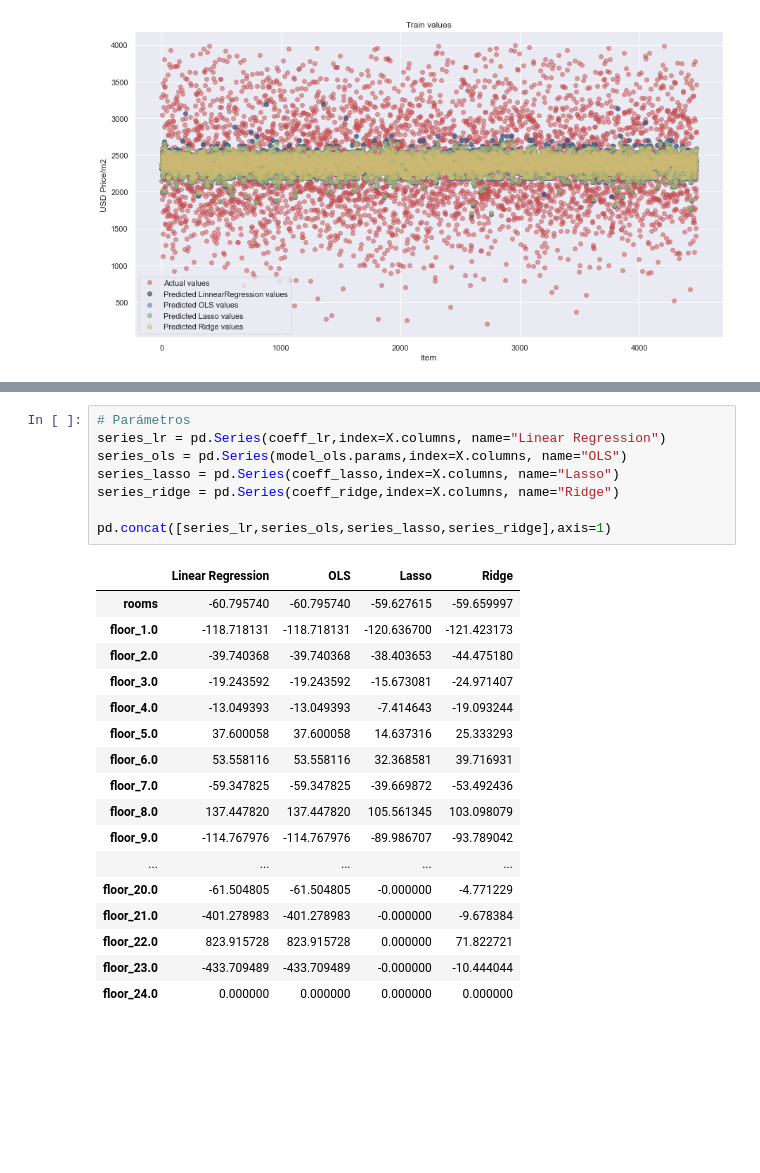
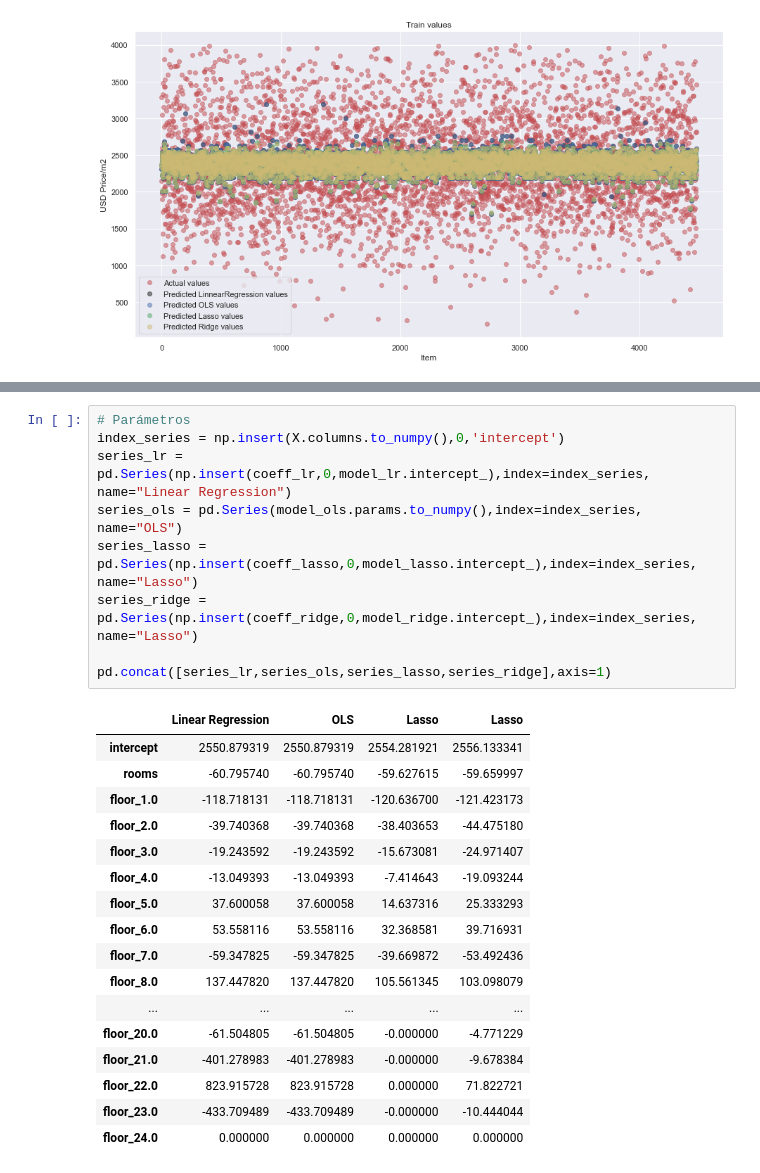
Before and after one commit to casagrandeale/TPDigitalHouse, a Jupyter notebook: tp/TP2.ipynb, the cells around one changed output, grey strips where cells are left out. Cells and saved outputs as stored; diff of their text form; blank space fills up the shorter version.

```diff
--- a/tp/TP2.ipynb
+++ b/tp/TP2.ipynb
@@ -671,26 +675,27 @@ pd.concat([stats_dataframe_lr,stats_dataframe_ols,stats_dataframe_lasso,stats_da
-# %%
-# Parámetros
-series_lr = pd.Series(coeff_lr,index=X.columns, name="Linear Regression")
-series_ols = pd.Series(model_ols.params,index=X.columns, name="OLS")
-series_lasso = pd.Series(coeff_lasso,index=X.columns, name="Lasso")
-series_ridge = pd.Series(coeff_ridge,index=X.columns, name="Ridge")
-
-pd.concat([series_lr,series_ols,series_lasso,series_ridge],axis=1)
-# %% [output]
-|  | Linear Regression | OLS | Lasso | Ridge |
-| rooms | -60.795740 | -60.795740 | -59.627615 | -59.659997 |
-| floor_1.0 | -118.718131 | -118.718131 | -120.636700 | -121.423173 |
-| floor_2.0 | -39.740368 | -39.740368 | -38.403653 | -44.475180 |
-| floor_3.0 | -19.243592 | -19.243592 | -15.673081 | -24.971407 |
-| floor_4.0 | -13.049393 | -13.049393 | -7.414643 | -19.093244 |
-| floor_5.0 | 37.600058 | 37.600058 | 14.637316 | 25.333293 |
-| floor_6.0 | 53.558116 | 53.558116 | 32.368581 | 39.716931 |
-| floor_7.0 | -59.347825 | -59.347825 | -39.669872 | -53.492436 |
-| floor_8.0 | 137.447820 | 137.447820 | 105.561345 | 103.098079 |
-| floor_9.0 | -114.767976 | -114.767976 | -89.986707 | -93.789042 |
-| ... | ... | ... | ... | ... |
-| floor_20.0 | -61.504805 | -61.504805 | -0.000000 | -4.771229 |
-| floor_21.0 | -401.278983 | -401.278983 | -0.000000 | -9.678384 |
-| floor_22.0 | 823.915728 | 823.915728 | 0.000000 | 71.822721 |
-| floor_23.0 | -433.709489 | -433.709489 | -0.000000 | -10.444044 |
-| floor_24.0 | 0.000000 | 0.000000 | 0.000000 | 0.000000 |
+# %%
+# Parámetros
+index_series = np.insert(X.columns.to_numpy(),0,'intercept')
+series_lr = pd.Series(np.insert(coeff_lr,0,model_lr.intercept_),index=index_series, name="Linear Regression")
+series_ols = pd.Series(model_ols.params.to_numpy(),index=index_series, name="OLS")
+series_lasso = pd.Series(np.insert(coeff_lasso,0,model_lasso.intercept_),index=index_series, name="Lasso")
+series_ridge = pd.Series(np.insert(coeff_ridge,0,model_ridge.intercept_),index=index_series, name="Lasso")
+
+pd.concat([series_lr,series_ols,series_lasso,series_ridge],axis=1)
+# %% [output]
+|  | Linear Regression | OLS | Lasso | Lasso |
+| intercept | 2550.879319 | 2550.879319 | 2554.281921 | 2556.133341 |
+| rooms | -60.795740 | -60.795740 | -59.627615 | -59.659997 |
+| floor_1.0 | -118.718131 | -118.718131 | -120.636700 | -121.423173 |
+| floor_2.0 | -39.740368 | -39.740368 | -38.403653 | -44.475180 |
+| floor_3.0 | -19.243592 | -19.243592 | -15.673081 | -24.971407 |
+| floor_4.0 | -13.049393 | -13.049393 | -7.414643 | -19.093244 |
+| floor_5.0 | 37.600058 | 37.600058 | 14.637316 | 25.333293 |
+| floor_6.0 | 53.558116 | 53.558116 | 32.368581 | 39.716931 |
+| floor_7.0 | -59.347825 | -59.347825 | -39.669872 | -53.492436 |
+| floor_8.0 | 137.447820 | 137.447820 | 105.561345 | 103.098079 |
+| ... | ... | ... | ... | ... |
+| floor_20.0 | -61.504805 | -61.504805 | -0.000000 | -4.771229 |
+| floor_21.0 | -401.278983 | -401.278983 | -0.000000 | -9.678384 |
+| floor_22.0 | 823.915728 | 823.915728 | 0.000000 | 71.822721 |
+| floor_23.0 | -433.709489 | -433.709489 | -0.000000 | -10.444044 |
+| floor_24.0 | 0.000000 | 0.000000 | 0.000000 | 0.000000 |
```
Also changed, not shown: parts of 13 cells of this notebook.
